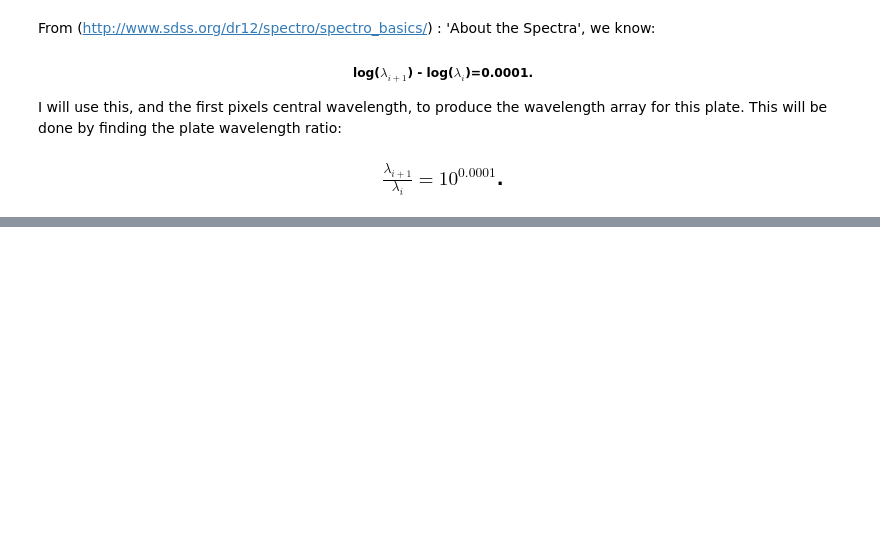
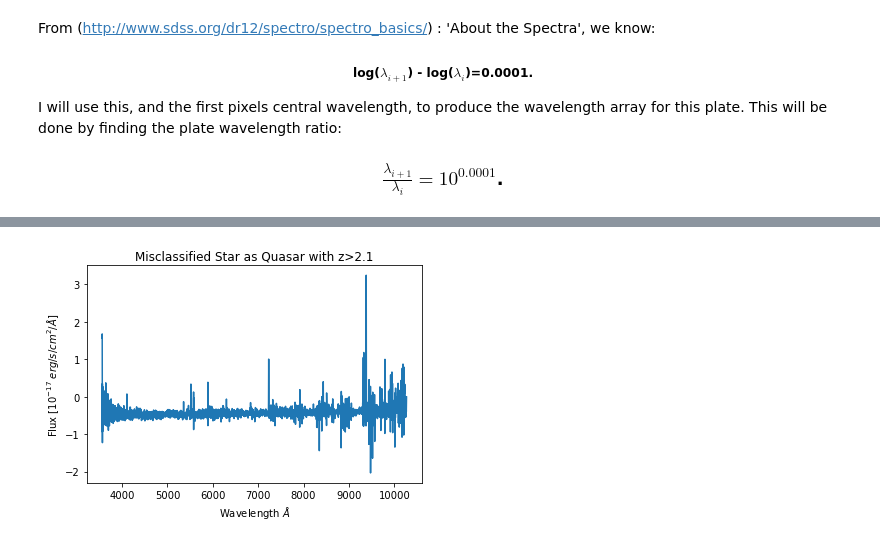
Before and after one commit to ihothi/MSciCode, a Jupyter notebook: NeuralNetwork.ipynb, the cells around one changed output, grey strips where cells are left out. Saved outputs shown, nothing was run; the diff lists cells and outputs as text; code cells hidden in the pictures; blank space fills up the shorter version.

```diff
--- a/NeuralNetwork.ipynb
+++ b/NeuralNetwork.ipynb
@@ -179,0 +246,19 @@ plt.show()
+# %%
+append_count=0
+cent_wav4 = 10**wav_logs[misclass_gal]
+Y4_flux = X_test[misclass_gal]
+wavelengths4 = []
+wavelengths4.append(cent_wav4)
+current_wav4 = cent_wav4
+while append_count < len(Y4_flux)-1:
+    current_wav4 = current_wav4*wav_ratio
+    wavelengths4.append(current_wav4)
+    append_count=append_count+1
+# %%
+plt.plot(wavelengths4,Y4_flux)
+plt.ylabel('Flux [$10^{-17}$ $erg/s/cm^2/$'r'$\AA$'']')
+plt.xlabel('Wavelength' r' $\AA$')
+plt.title('Misclassified Star as Quasar with z>2.1')
+plt.show()
+# %% [output]
+[figure, added]
```
Also changed, not shown: parts of 12 cells of this notebook.
